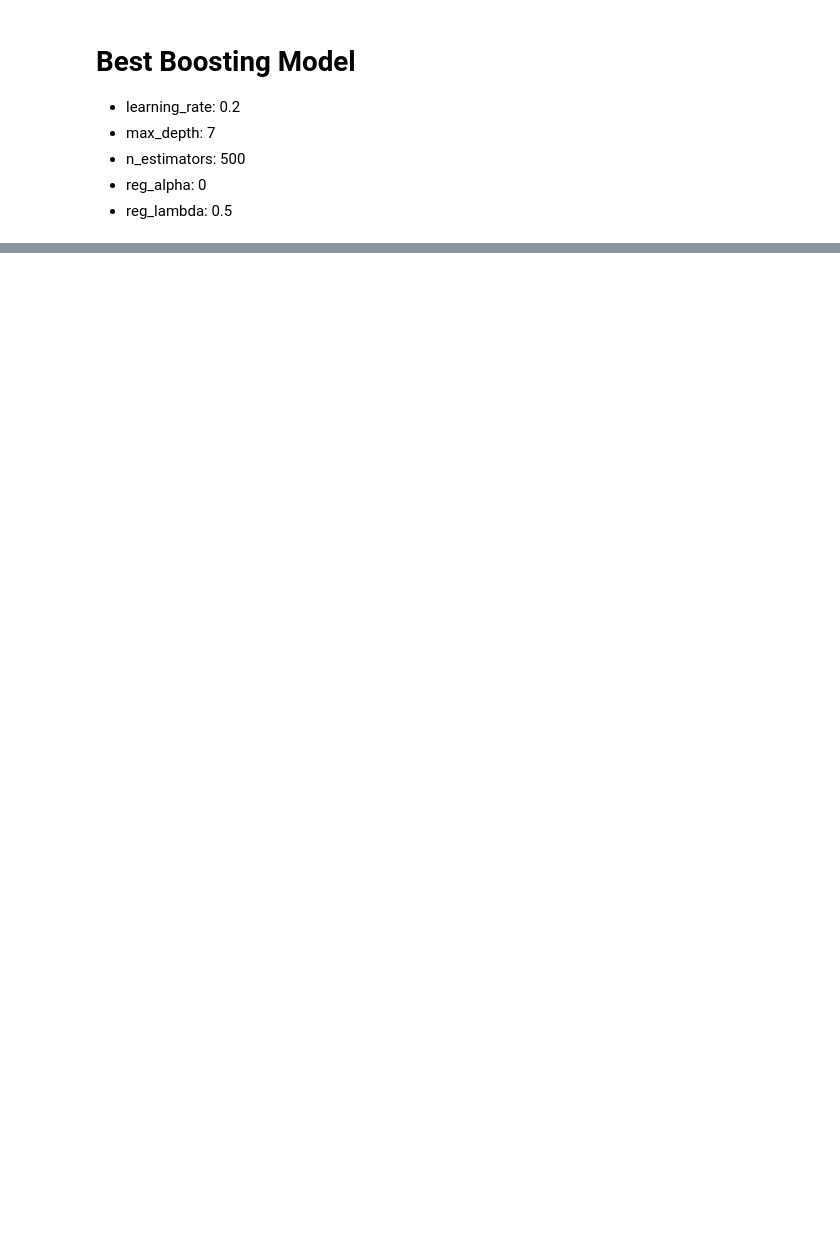
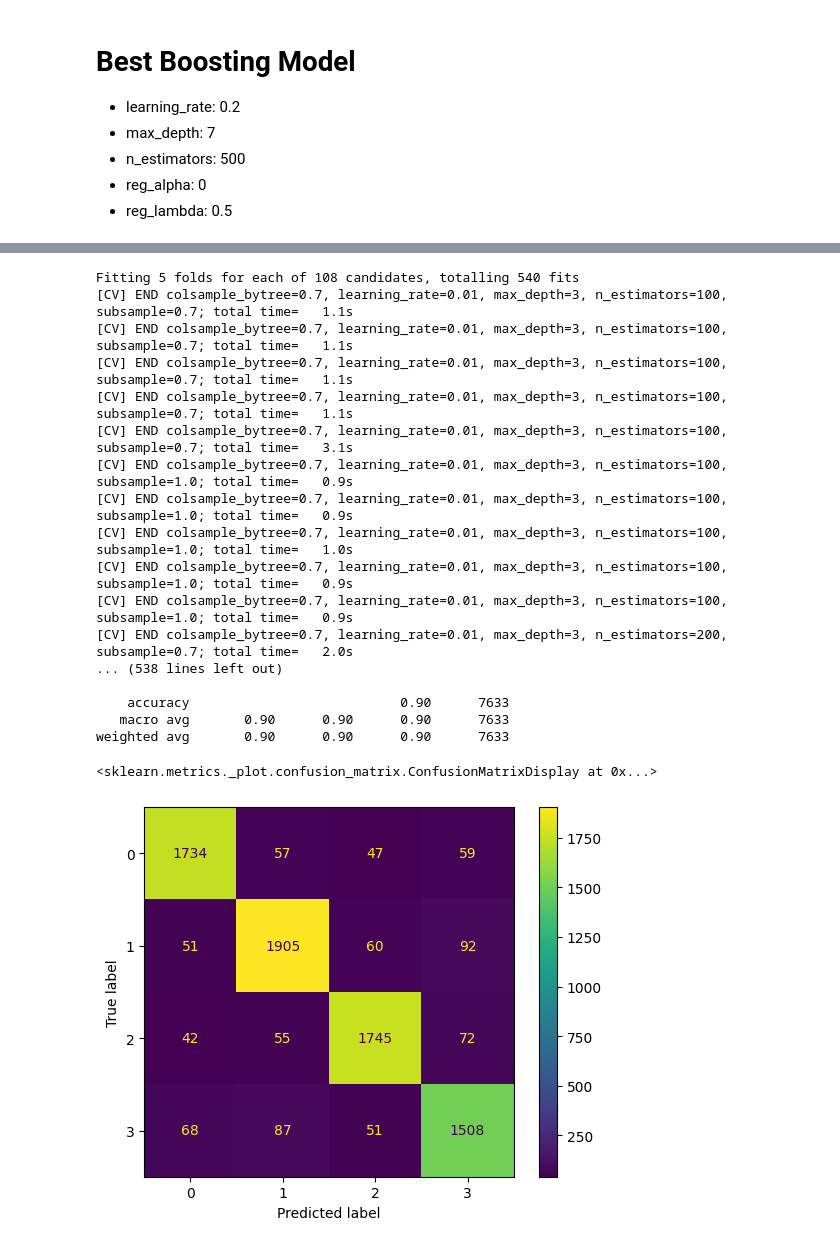
Before and after one commit to djmans630/DSC148_Project, a Jupyter notebook: DSC148_Final_Project_Daniel.ipynb, the cells around one changed output, grey strips where cells are left out. Drawn from its saved outputs; the diff is of its cells as text; code cells hidden in the pictures; blank space fills up the shorter version.

```diff
--- a/DSC148_Final_Project_Daniel.ipynb
+++ b/DSC148_Final_Project_Daniel.ipynb
@@ -875,0 +917,54 @@ Best CV RMSE: 0.0190
+# %%
+# boosting grid search
+
+param_grid_xgb = {
+    'n_estimators': [100, 200, 500],
+    'max_depth': [3, 5, 7],
+    'learning_rate': [0.01, 0.1, 0.3],
+    'subsample': [0.7, 1.0],
+    'colsample_bytree': [0.7, 1.0]
+}
+
+xgb = XGBClassifier(
+    objective='multi:softmax',
+    num_class=4,
+    n_jobs=-1,
+    eval_metric='mlogloss'
+)
+
+gs_xgb = GridSearchCV(
+    xgb,
+    param_grid_xgb,
+    cv=5,
+    scoring='f1_macro',
+    verbose=2
+)
+
+gs_xgb.fit(X_trtrain, y_trtrain)
+
+best_xgb = gs_xgb.best_estimator_
+preds_xgb = best_xgb.predict(X_val)
+
+print("Accuracy:", accuracy_score(y_val, preds_xgb))
+print("\nClassification Report:\n", classification_report(y_val, preds_xgb))
+ConfusionMatrixDisplay.from_predictions(y_val, preds_xgb)
+# %% [output]
+Fitting 5 folds for each of 108 candidates, totalling 540 fits
+[CV] END colsample_bytree=0.7, learning_rate=0.01, max_depth=3, n_estimators=100, subsample=0.7; total time=   1.1s
+[CV] END colsample_bytree=0.7, learning_rate=0.01, max_depth=3, n_estimators=100, subsample=0.7; total time=   1.1s
+[CV] END colsample_bytree=0.7, learning_rate=0.01, max_depth=3, n_estimators=100, subsample=0.7; total time=   1.1s
+[CV] END colsample_bytree=0.7, learning_rate=0.01, max_depth=3, n_estimators=100, subsample=0.7; total time=   1.1s
+[CV] END colsample_bytree=0.7, learning_rate=0.01, max_depth=3, n_estimators=100, subsample=0.7; total time=   3.1s
+[CV] END colsample_bytree=0.7, learning_rate=0.01, max_depth=3, n_estimators=100, subsample=1.0; total time=   0.9s
+[CV] END colsample_bytree=0.7, learning_rate=0.01, max_depth=3, n_estimators=100, subsample=1.0; total time=   0.9s
+[CV] END colsample_bytree=0.7, learning_rate=0.01, max_depth=3, n_estimators=100, subsample=1.0; total time=   1.0s
+[CV] END colsample_bytree=0.7, learning_rate=0.01, max_depth=3, n_estimators=100, subsample=1.0; total time=   0.9s
+[CV] END colsample_bytree=0.7, learning_rate=0.01, max_depth=3, n_estimators=100, subsample=1.0; total time=   0.9s
+[CV] END colsample_bytree=0.7, learning_rate=0.01, max_depth=3, n_estimators=200, subsample=0.7; total time=   2.0s
+... (538 lines left out)
+
+    accuracy                           0.90      7633
+   macro avg       0.90      0.90      0.90      7633
+weighted avg       0.90      0.90      0.90      7633
+<sklearn.metrics._plot.confusion_matrix.ConfusionMatrixDisplay at 0x...>
+[figure, added]
```
Also changed, not shown: parts of 33 cells of this notebook.
